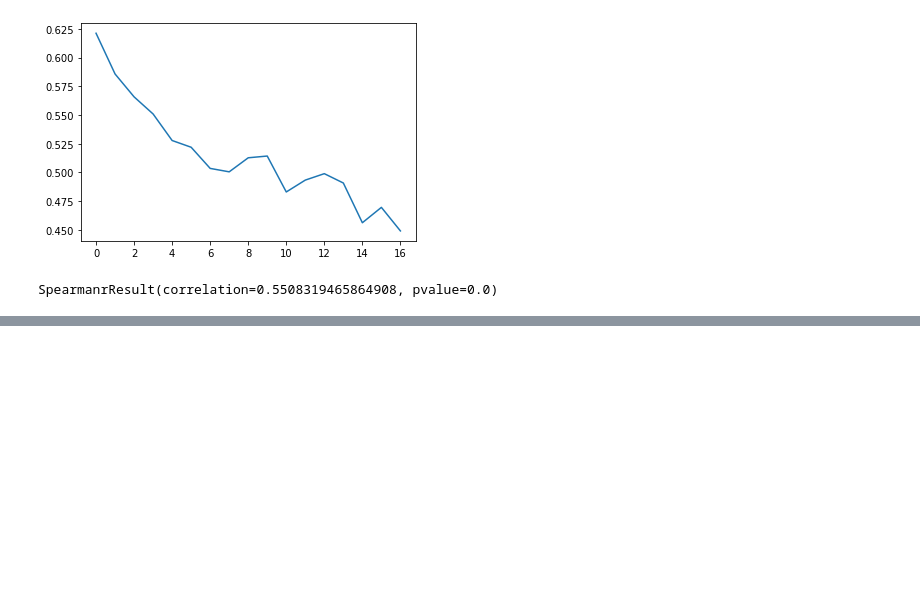
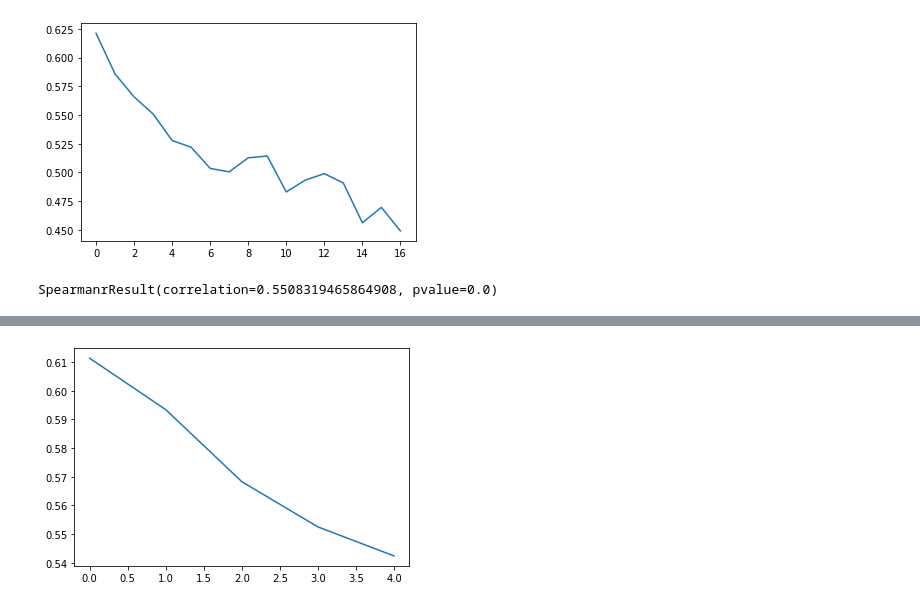
Before and after one commit to Xiiqiing/PML-Project, a Jupyter notebook: pml_project_1.ipynb, the cells around one changed output, grey strips where cells are left out. Saved outputs shown, nothing was run; the diff lists cells and outputs as text; code cells hidden in the pictures; blank space fills up the shorter version.

```diff
--- a/pml_project_1.ipynb
+++ b/pml_project_1.ipynb
@@ -259,0 +296,6 @@ SpearmanrResult(correlation=0.5508319465864908, pvalue=0.0)
+# %%
+plt.rcParams["figure.figsize"] = (6, 4)
+plt.plot(np.array([[j for j in i] for i in correlations]).T[0])
+plt.show()
+# %% [output]
+[figure, added]
```
Also changed, not shown: parts of 9 cells of this notebook.
